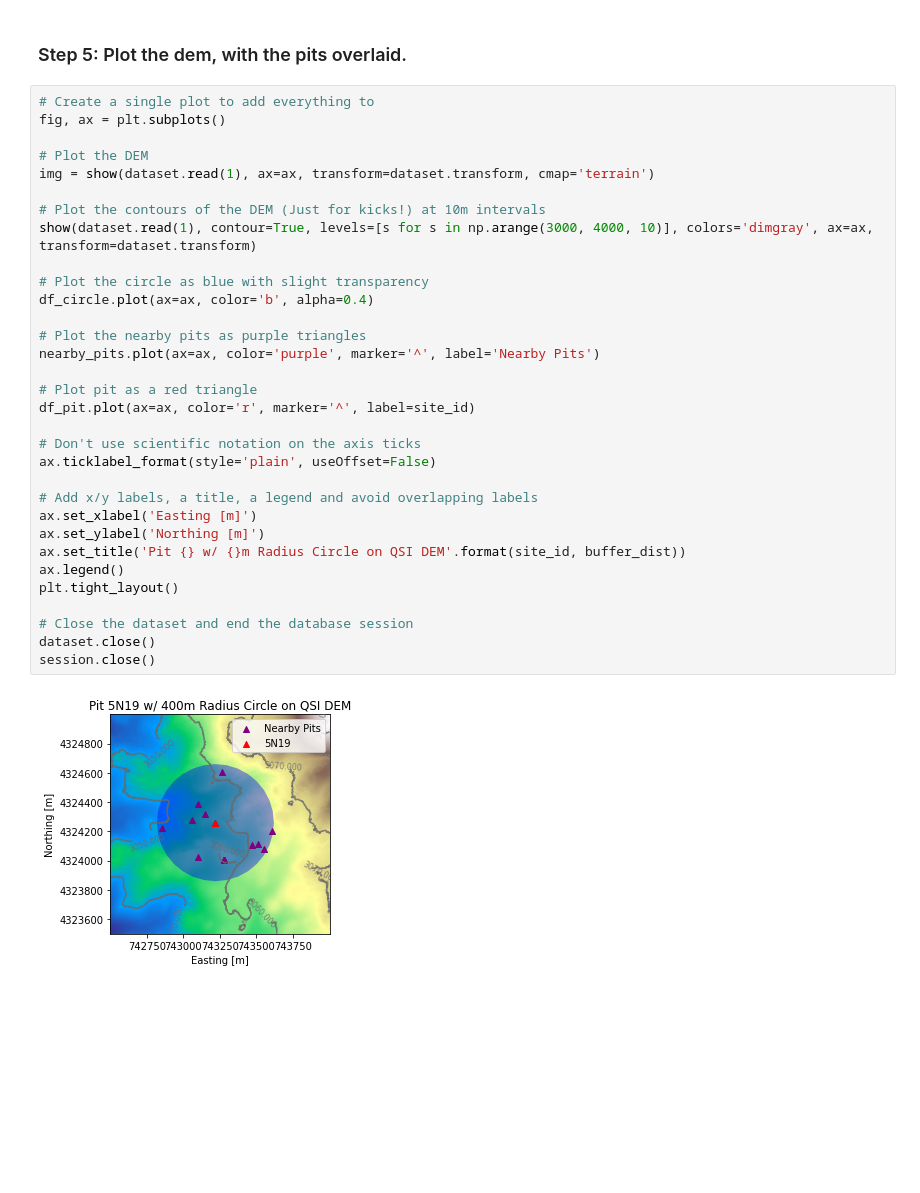
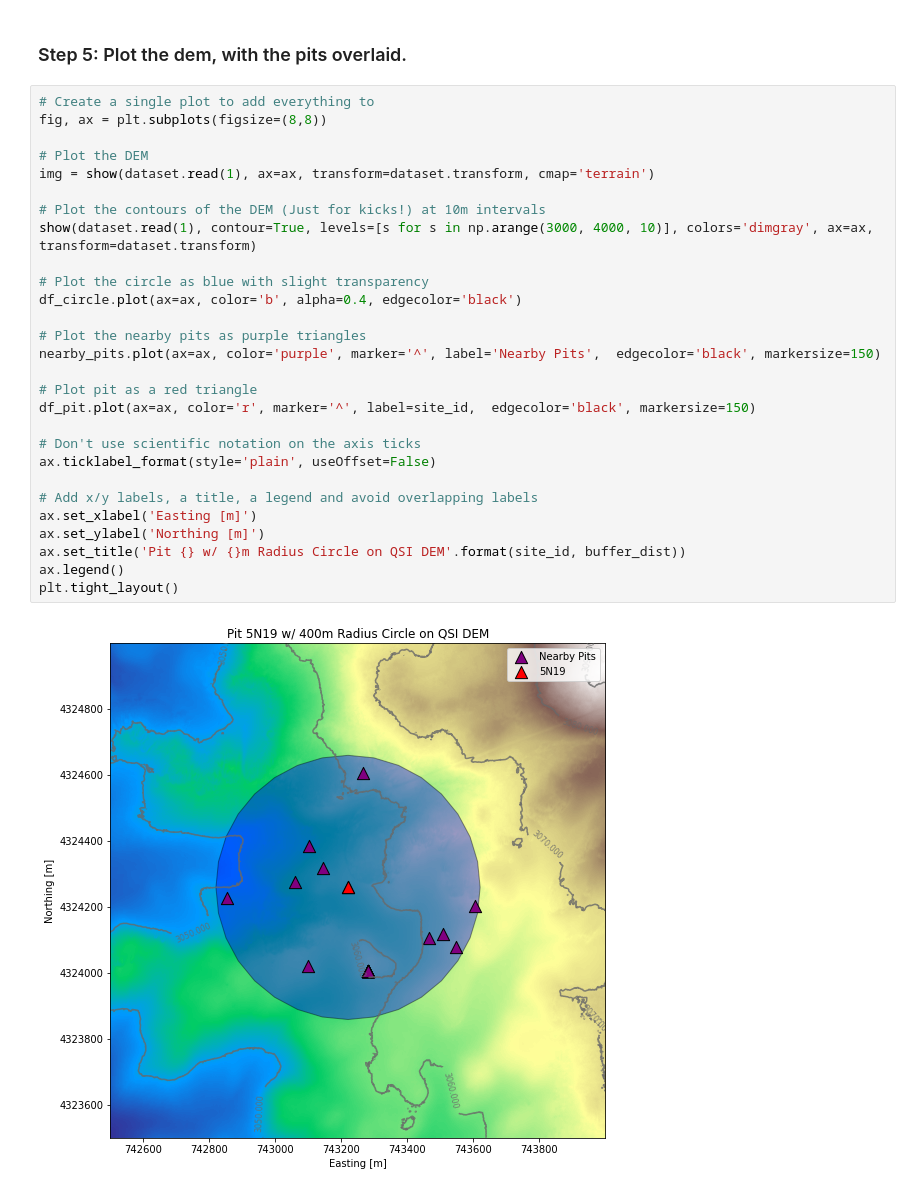
Before and after one commit to SnowEx/snowexsql, a Jupyter notebook: docs/gallery/raster_union_and_more_example.ipynb, the cells around one changed output. Cells and saved outputs as stored; diff of their text form; blank space fills up the shorter version.

```diff
--- a/docs/gallery/raster_union_and_more_example.ipynb
+++ b/docs/gallery/raster_union_and_more_example.ipynb
@@ -91,35 +91,31 @@ nearby_pits = query_to_geopandas(q, engine)
 ### Step 5: Plot the dem, with the pits overlaid.
 # %%
 # Create a single plot to add everything to
-fig, ax = plt.subplots()
+fig, ax = plt.subplots(figsize=(8,8))
 
 # Plot the DEM
 img = show(dataset.read(1), ax=ax, transform=dataset.transform, cmap='terrain')
 
 # Plot the contours of the DEM (Just for kicks!) at 10m intervals
 show(dataset.read(1), contour=True, levels=[s for s in np.arange(3000, 4000, 10)], colors='dimgray', ax=ax, transform=dataset.transform)
 
 # Plot the circle as blue with slight transparency
-df_circle.plot(ax=ax, color='b', alpha=0.4)
+df_circle.plot(ax=ax, color='b', alpha=0.4, edgecolor='black')
 
 # Plot the nearby pits as purple triangles
-nearby_pits.plot(ax=ax, color='purple', marker='^', label='Nearby Pits')
+nearby_pits.plot(ax=ax, color='purple', marker='^', label='Nearby Pits',  edgecolor='black', markersize=150)
 
 # Plot pit as a red triangle
-df_pit.plot(ax=ax, color='r', marker='^', label=site_id)
+df_pit.plot(ax=ax, color='r', marker='^', label=site_id,  edgecolor='black', markersize=150)
 
 # Don't use scientific notation on the axis ticks
 ax.ticklabel_format(style='plain', useOffset=False)
 
 # Add x/y labels, a title, a legend and avoid overlapping labels
 ax.set_xlabel('Easting [m]')
 ax.set_ylabel('Northing [m]')
 ax.set_title('Pit {} w/ {}m Radius Circle on QSI DEM'.format(site_id, buffer_dist))
 ax.legend()
 plt.tight_layout()
-
-# Close the dataset and end the database session
-dataset.close()
-session.close()
 # %% [output]
-[figure, old version]
+[figure, new version]
```
Also changed, not shown: parts of 1 cell of this notebook, 3 other files.
